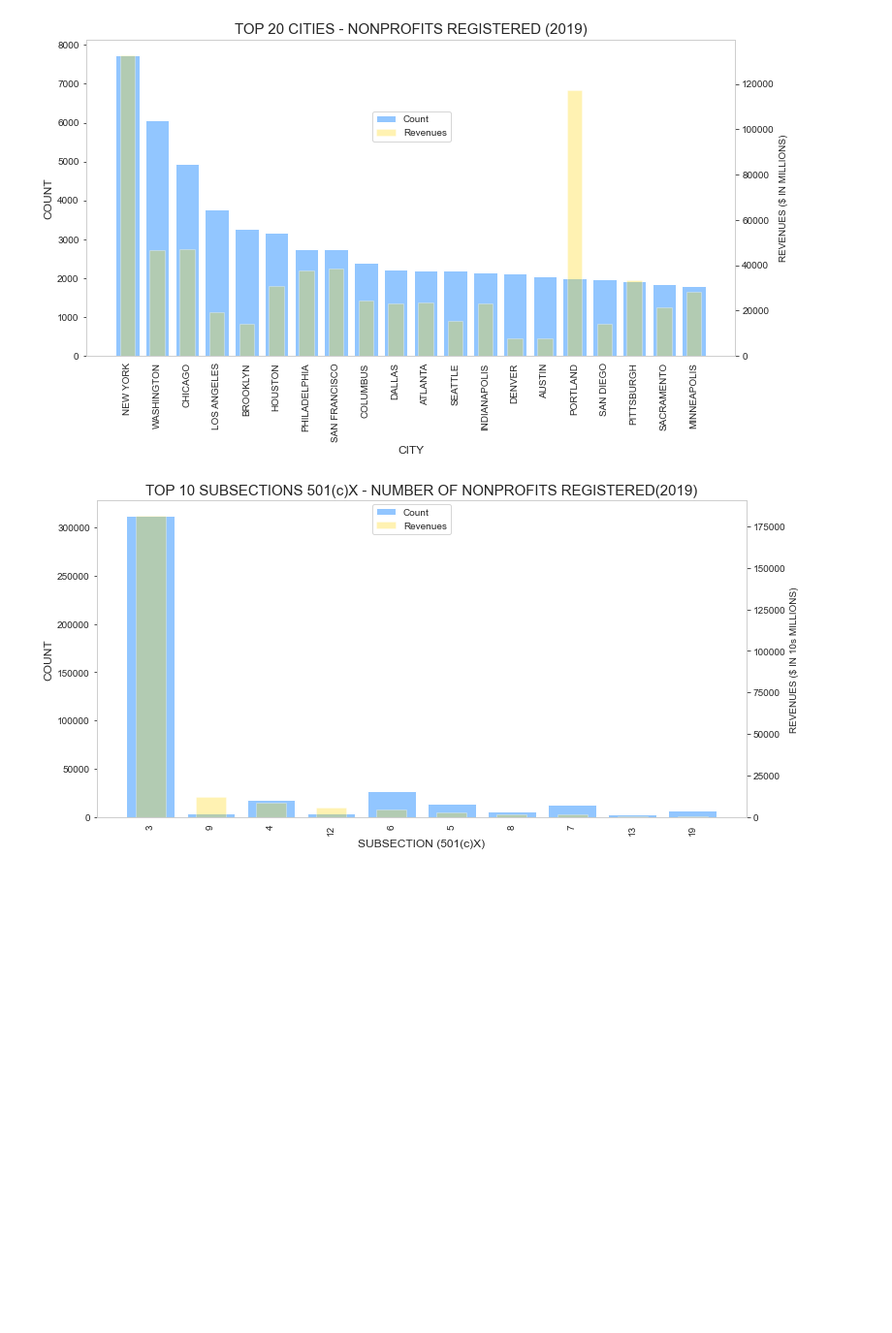
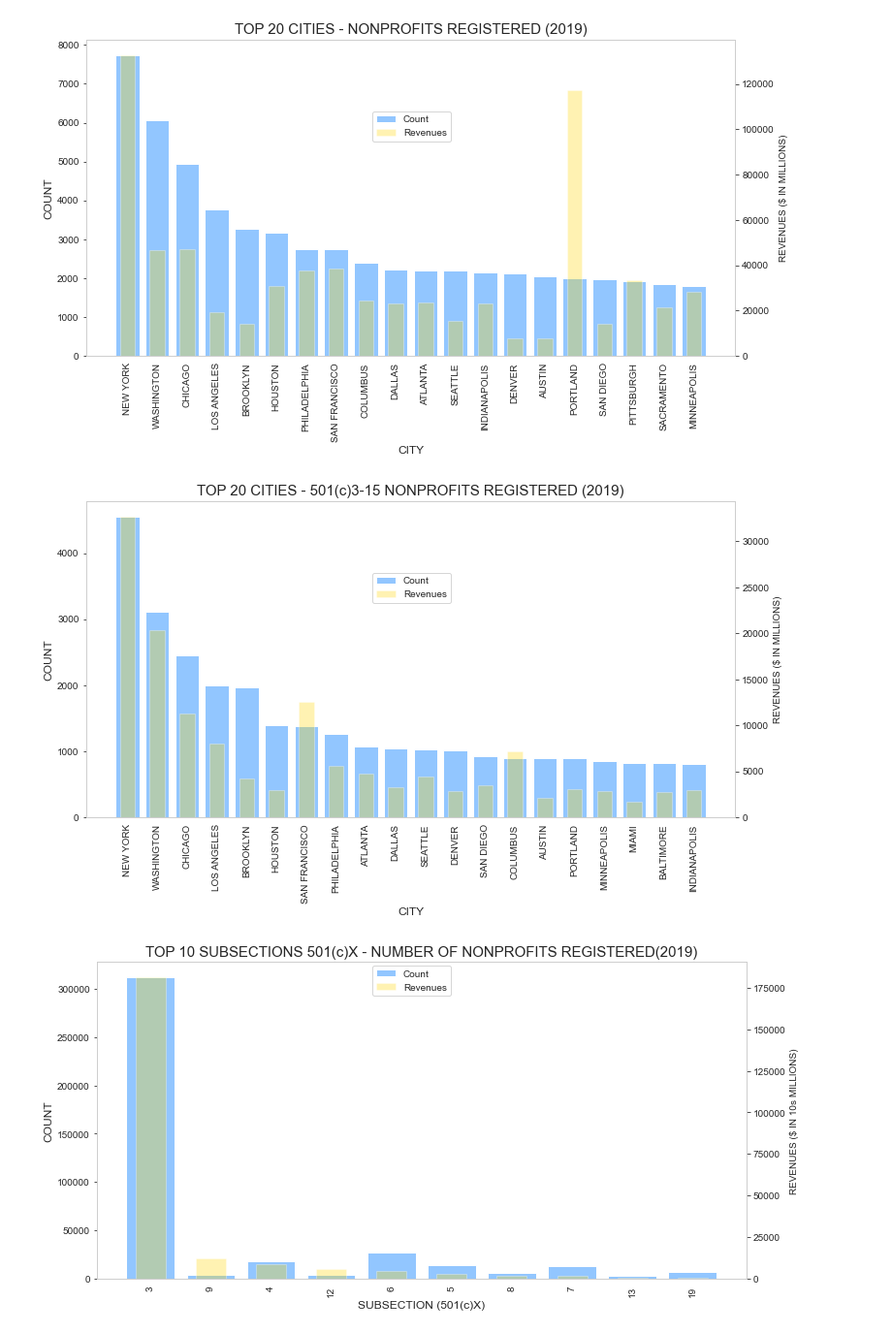
Before and after one commit to lesro/change_unlimited, a Jupyter notebook: notebooks/day3_eda_.ipynb, the cells around one changed output. Shown at 97% size. Drawn from its saved outputs; the diff is of its cells as text; code cells hidden in the pictures; blank space fills up the shorter version.

```diff
--- a/notebooks/day3_eda_.ipynb
+++ b/notebooks/day3_eda_.ipynb
@@ -141,6 +102,25 @@ dual_axis_plot(combined2,
               'num_nps_city2')
 # %% [output]
 [figure]
+# %%
+count2 = foudf.groupby('CITY').count()[['REVENUE_AMT']]
+revs2 = foudf.groupby('CITY').sum()[['REVENUE_AMT']]
+
+combined2 = pd.merge(count2,revs2, left_index=True,right_index=True).nlargest(20, columns='REVENUE_AMT_x').sort_values(by='REVENUE_AMT_x', ascending=False)
+
+combined2.REVENUE_AMT_y = round(combined2['REVENUE_AMT_y']/1000000,2)
+
+
+dual_axis_plot(combined2,
+               combined2['REVENUE_AMT_x'],
+               combined2['REVENUE_AMT_y'],
+              'TOP 20 CITIES - 501(c)3-15 NONPROFITS REGISTERED (2019)',
+              'COUNT',
+              'REVENUES ($ IN MILLIONS)',
+              'CITY',
+              '501c3-15city2')
+# %% [output]
+[figure, added]
 # %%
 
 new_index = [ 3,  9,  4, 12,  6,  5, 14,  8,  7, 27, 13,  2, 19, 25, 29, 10,  1,
```
Also changed, not shown: parts of 4 cells of this notebook, 3 other files.
